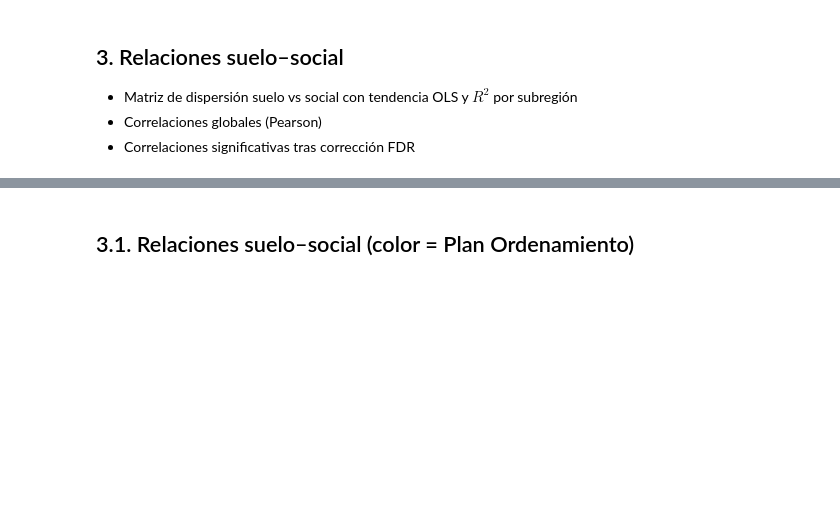
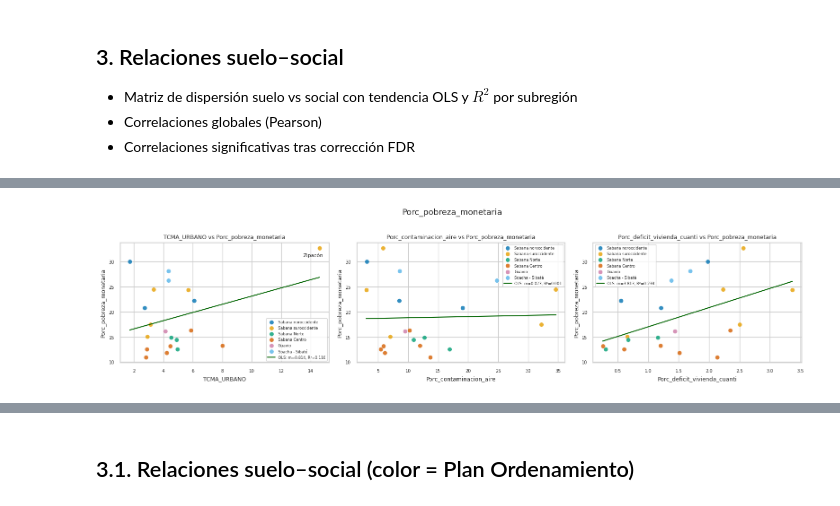
Before and after one commit to wilomaku/maps-social-Colombia, a Jupyter notebook: src/31_analysis_gral_suelo_social.ipynb, the cells around one changed output, grey strips where cells are left out. Saved outputs shown, nothing was run; the diff lists cells and outputs as text; code cells hidden in the pictures; blank space fills up the shorter version.

```diff
--- a/src/31_analysis_gral_suelo_social.ipynb
+++ b/src/31_analysis_gral_suelo_social.ipynb
@@ -295,2 +295,46 @@ for soil_col in soil_cols:
 [figure]
 [figure]
+# %%
+models_cols = ['TCMA_URBANO', 'Porc_contaminacion_aire', 'Porc_deficit_vivienda_cuanti'] #'Ind_POT',
+poverty_col = 'Porc_pobreza_monetaria'
+
+fig, axes = plt.subplots(1, 3, figsize=(16, 4), squeeze=False)
+axes = axes.flatten()
+
+for j, model_col in enumerate(models_cols):
+    ax = axes[j]
+    for subreg in df_num["SUBREGIÓN"].unique():
+        mask = df_num["SUBREGIÓN"] == subreg
+        ax.scatter(df_num.loc[mask, model_col], df_num.loc[mask, poverty_col],
+                    label=subreg, color=subregion_map[subreg], alpha=0.8, s=50, edgecolors="white", linewidth=0.5)
+    ax.set_xlabel(model_col, fontsize=9)
+    ax.set_ylabel(poverty_col, fontsize=9)
+    ax.tick_params(labelsize=7)
+    ax.set_title(f"{model_col} vs {poverty_col}", fontsize=9)
+
+    if model_col == 'TCMA_URBANO':
+        ax.annotate('Zipacón',
+                xy=(14, 30),               # Point to annotate
+                xytext=(13.5, 31),       # Text position
+                fontsize=8,
+                )
+
+    # OLS trend line with R²
+    sub = df_num[[model_col, poverty_col]].dropna()
+    valid = sub.replace([np.inf, -np.inf], np.nan).dropna()
+    if len(valid) > 2:
+        slope, intercept, r_value, p_value, std_err = stats.linregress(valid[model_col], valid[poverty_col])
+        x_line = np.linspace(valid[model_col].min(), valid[model_col].max(), 100)
+        ax.plot(x_line, slope * x_line + intercept, color="darkgreen", linestyle="-", linewidth=1.5,
+                label=f"OLS: m={slope:.3f}, R²={r_value**2:.3f}")
+    ax.legend(fontsize=6, loc="best")
+
+# Hide unused subplots
+for j in range(n_social, len(axes)):
+    axes[j].set_visible(False)
+
+fig.suptitle(f"{poverty_col}", fontsize=13, y=1.01)
+plt.tight_layout()
+plt.show()
+# %% [output]
+[figure, added]
```
Also changed, not shown: parts of 12 cells of this notebook.
